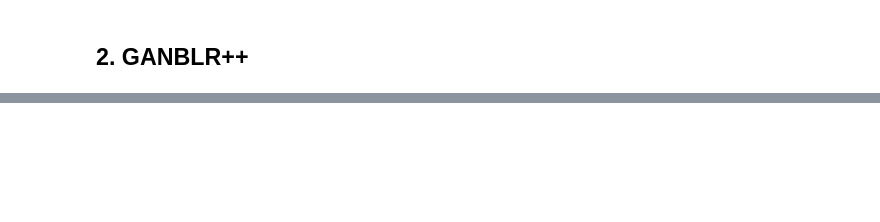
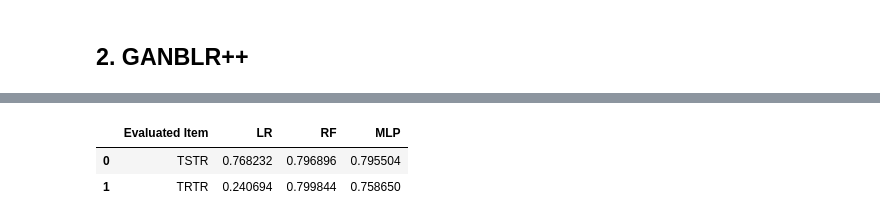
Before and after one commit to tulip-lab/ganblr, a Jupyter notebook: usage_example.ipynb, the cells around one changed output, grey strips where cells are left out. Saved outputs shown, nothing was run; the diff lists cells and outputs as text; code cells hidden in the pictures; blank space fills up the shorter version.

```diff
--- a/usage_example.ipynb
+++ b/usage_example.ipynb
@@ -131,4 +244,0 @@ acc_score_rf  = ganblrpp.evaluate(X_test, y_test, model='rf')
-# %%
-numerical_columns = [0,1,2,3]
-catgorical_columns = np.argwhere([col not in numerical_columns for col in range(8)])
-list(set(range(8)) - set(numerical_columns))
@@ -178,0 +245,36 @@ acc = accuracy_score(real_y, pred)
+# %%
+from sklearn.linear_model import LogisticRegression
+from sklearn.neural_network import MLPClassifier
+from sklearn.ensemble import RandomForestClassifier
+from sklearn.preprocessing import OneHotEncoder, StandardScaler, OrdinalEncoder
+from sklearn.metrics import accuracy_score
+
+catgorical_columns = list(set(range(X_train.shape[1])) - set(numerical_columns))
+
+ohe = OneHotEncoder(handle_unknown='ignore', sparse=False)
+X_train_ohe = ohe.fit_transform(X_train[:,catgorical_columns])
+X_test_ohe  = ohe.transform(X_test[:,catgorical_columns])
+X_train_num = X_train[:,numerical_columns]
+X_test_num  = X_test[:,numerical_columns]
+
+scaler = StandardScaler()
+X_train_concat = scaler.fit_transform(np.hstack([X_train_num, X_train_ohe]))
+X_test_concat  = scaler.transform(np.hstack([X_test_num, X_test_ohe]))
+
+lbe = LabelEncoder()
+y_train_lbe = lbe.fit_transform(y_train)
+y_test_lbe = lbe.transform(y_test)
+
+trtr_score_lr = LogisticRegression().fit(X_train_concat, y_train).score(X_test_concat, y_test)
+trtr_score_rf = RandomForestClassifier().fit(X_train_concat, y_train).score(X_test_concat, y_test)
+trtr_score_mlp = MLPClassifier().fit(X_train_concat, y_train).score(X_test_concat, y_test)
+# %%
+df_evaluate = pd.DataFrame([
+    ['TSTR', acc_score_lr, acc_score_rf, acc_score_mlp],
+    ['TRTR', trtr_score_lr,trtr_score_rf,trtr_score_mlp]
+], columns=['Evaluated Item', 'LR', 'RF', 'MLP'])
+df_evaluate
+# %% [output]
+|  | Evaluated Item | LR | RF | MLP |
+| 0 | TSTR | 0.768232 | 0.796896 | 0.795504 |
+| 1 | TRTR | 0.240694 | 0.799844 | 0.758650 |
```
Also changed, not shown: parts of 28 cells of this notebook, 3 other files.
